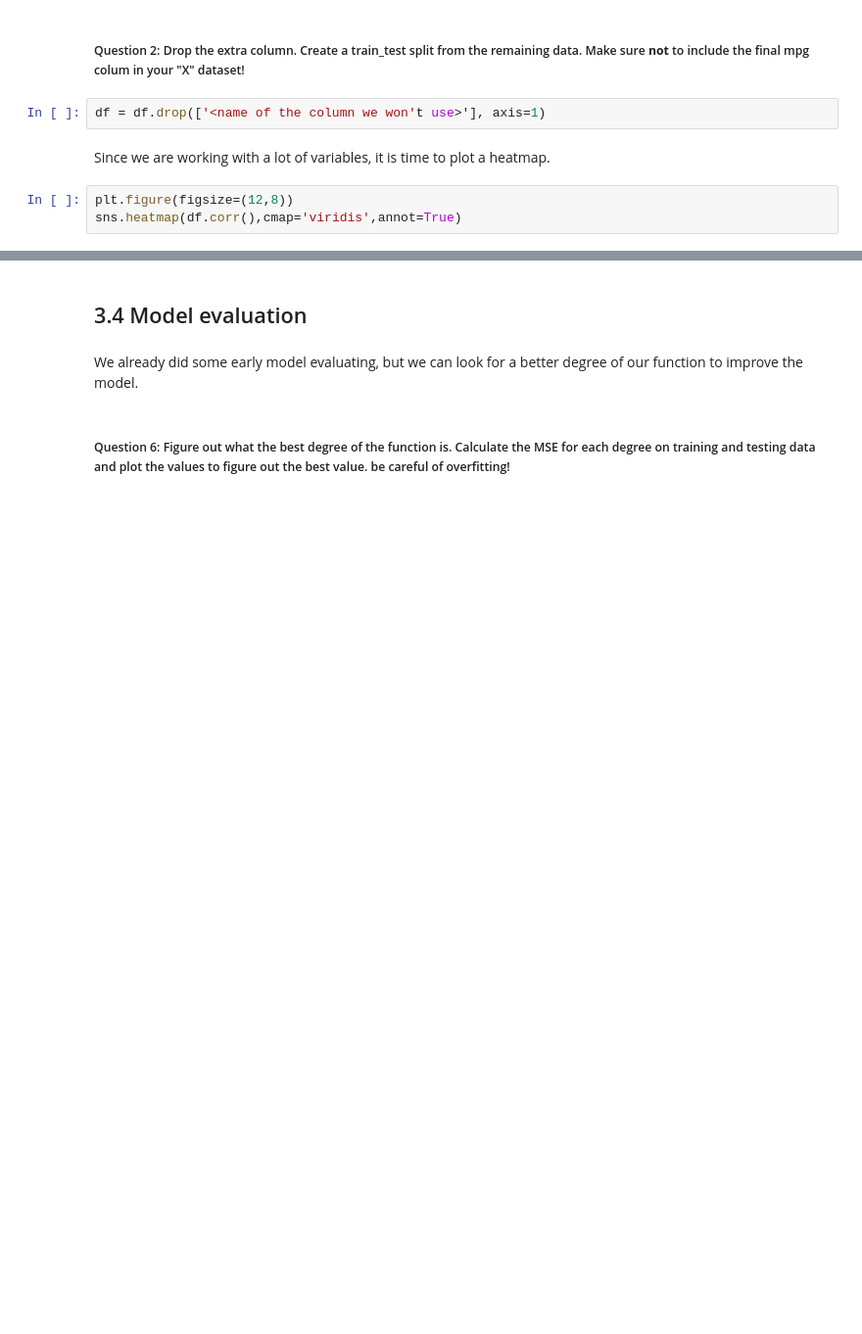
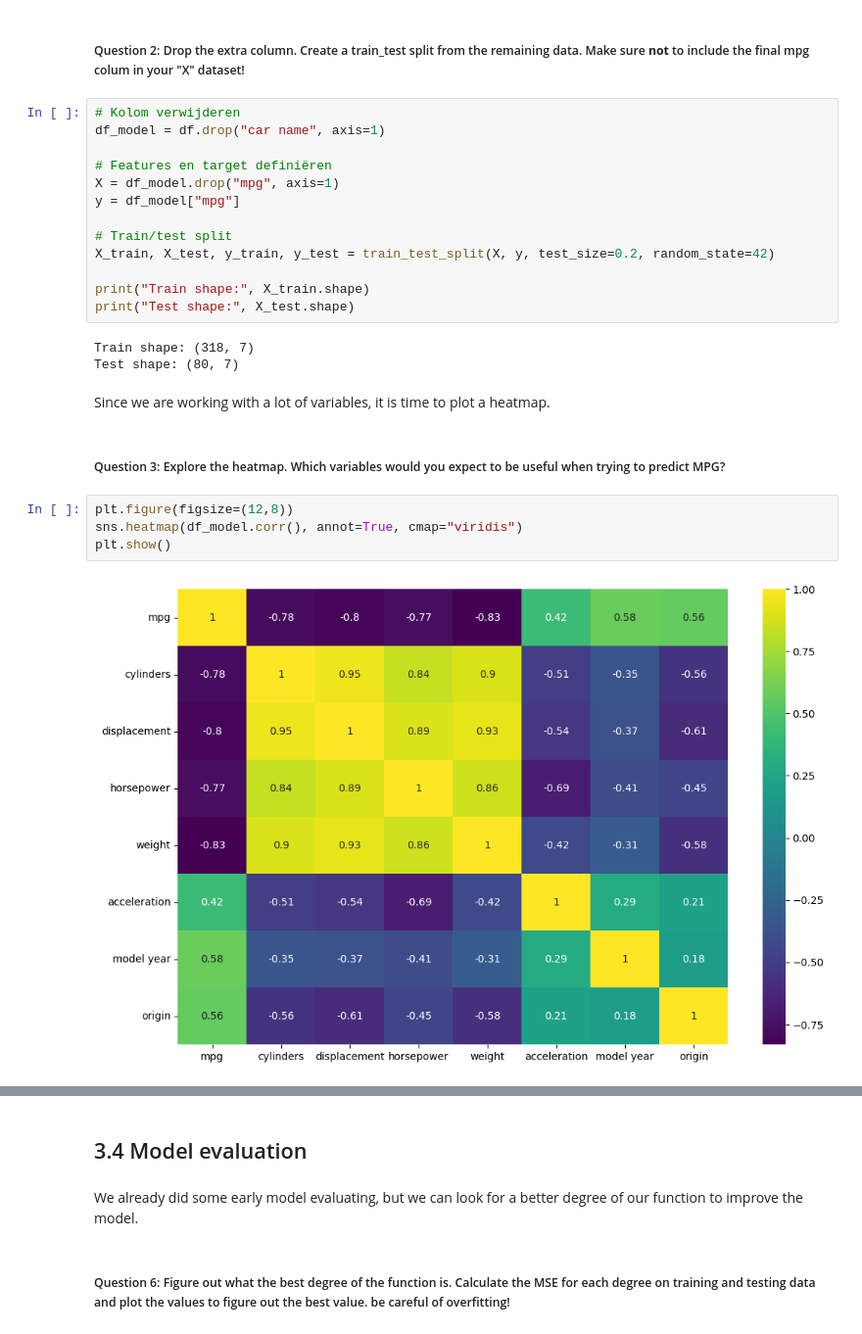
Before and after one commit to ChaybonV/Data-Science-Fundamentals, a Jupyter notebook: 03/DSF 03 - Polynomial Regression Excercise.ipynb, the cells around one changed output, grey strips where cells are left out. Shown at 98% size. Cells and saved outputs as stored; diff of their text form; blank space fills up the shorter version.

```diff
--- a/03/DSF 03 - Polynomial Regression Excercise.ipynb
+++ b/03/DSF 03 - Polynomial Regression Excercise.ipynb
@@ -34,9 +48,28 @@ df.head()
 # %% [markdown]
 ##### Question 2: Drop the extra column. Create a train_test split from the remaining data. Make sure **not** to include the final mpg colum in your "X" dataset!
-# %%
-df = df.drop(['<name of the column we won't use>'], axis=1)
+# %%
+# Kolom verwijderen
+df_model = df.drop("car name", axis=1)
+
+# Features en target definiëren
+X = df_model.drop("mpg", axis=1)
+y = df_model["mpg"]
+
+# Train/test split
+X_train, X_test, y_train, y_test = train_test_split(X, y, test_size=0.2, random_state=42)
+
+print("Train shape:", X_train.shape)
+print("Test shape:", X_test.shape)
+# %% [output]
+Train shape: (318, 7)
+Test shape: (80, 7)
 # %% [markdown]
 Since we are working with a lot of variables, it is time to plot a heatmap.
+# %% [markdown]
+##### Question 3: Explore the heatmap. Which variables would you expect to be useful when trying to predict MPG?
 # %%
 plt.figure(figsize=(12,8))
-sns.heatmap(df.corr(),cmap='viridis',annot=True)
+sns.heatmap(df_model.corr(), annot=True, cmap="viridis")
+plt.show()
+# %% [output]
+[figure, added]
```
Also changed, not shown: parts of 19 cells of this notebook.
